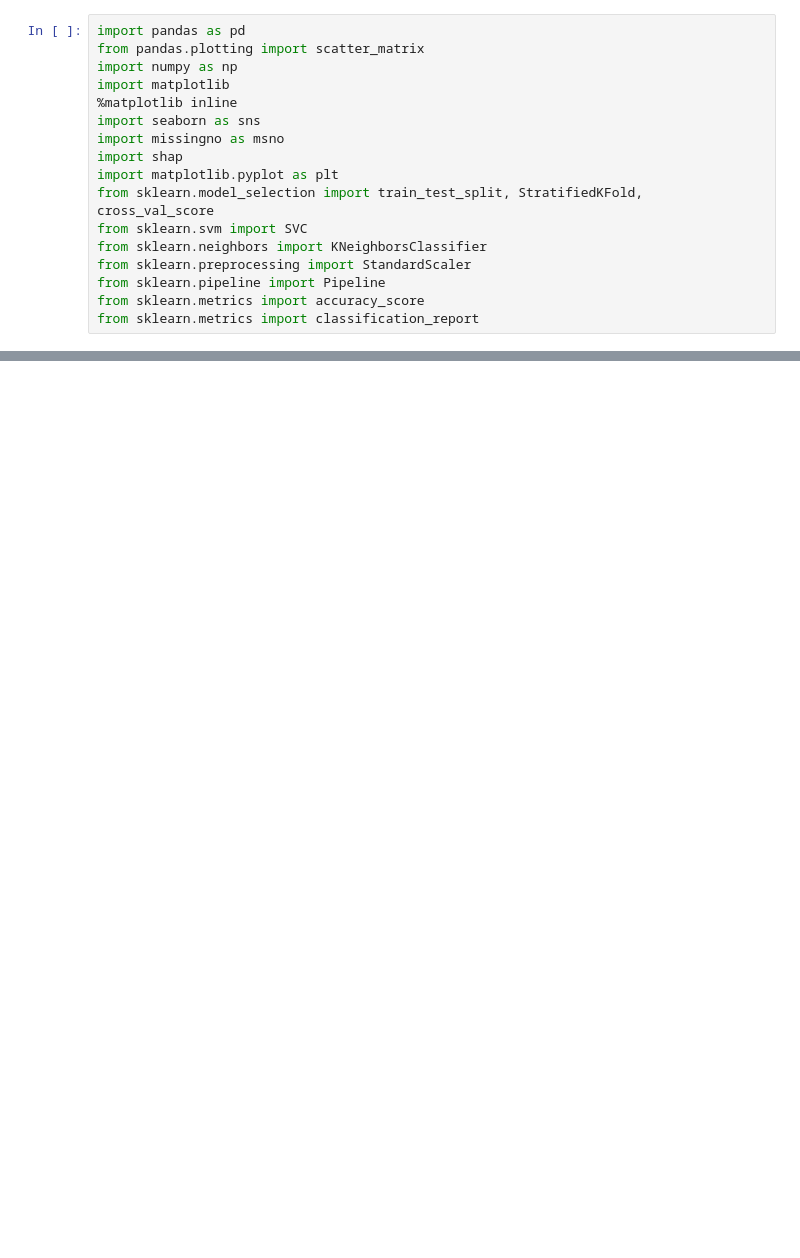
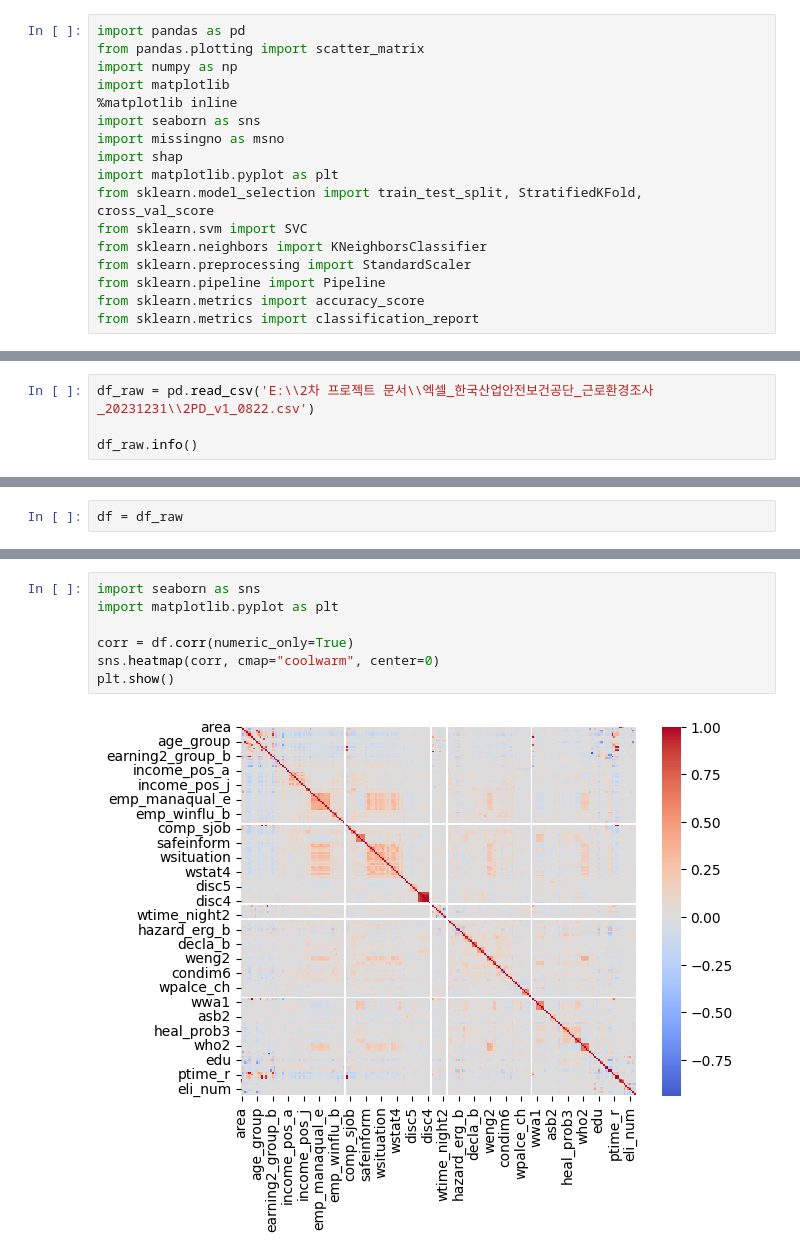
Before and after one commit to momoT2/2-project, a Jupyter notebook: test.ipynb, the cells around one changed output, grey strips where cells are left out. Drawn from its saved outputs; the diff is of its cells as text; blank space fills up the shorter version.

```diff
--- a/test.ipynb
+++ b/test.ipynb
@@ -52,0 +185,4 @@ msno.bar(df_raw)
+# %%
+df_raw = pd.read_csv('E:\\2차 프로젝트 문서\\엑셀_한국산업안전보건공단_근로환경조사_20231231\\2PD_v1_0822.csv')
+
+df_raw.info()
@@ -52,0 +195,2 @@ msno.bar(df_raw)
+# %%
+df = df_raw
@@ -52,0 +217,9 @@ msno.bar(df_raw)
+# %%
+import seaborn as sns
+import matplotlib.pyplot as plt
+
+corr = df.corr(numeric_only=True)
+sns.heatmap(corr, cmap="coolwarm", center=0)
+plt.show()
+# %% [output]
+[figure, added]
```
Also changed, not shown: parts of 30 cells of this notebook, 3 other files.
